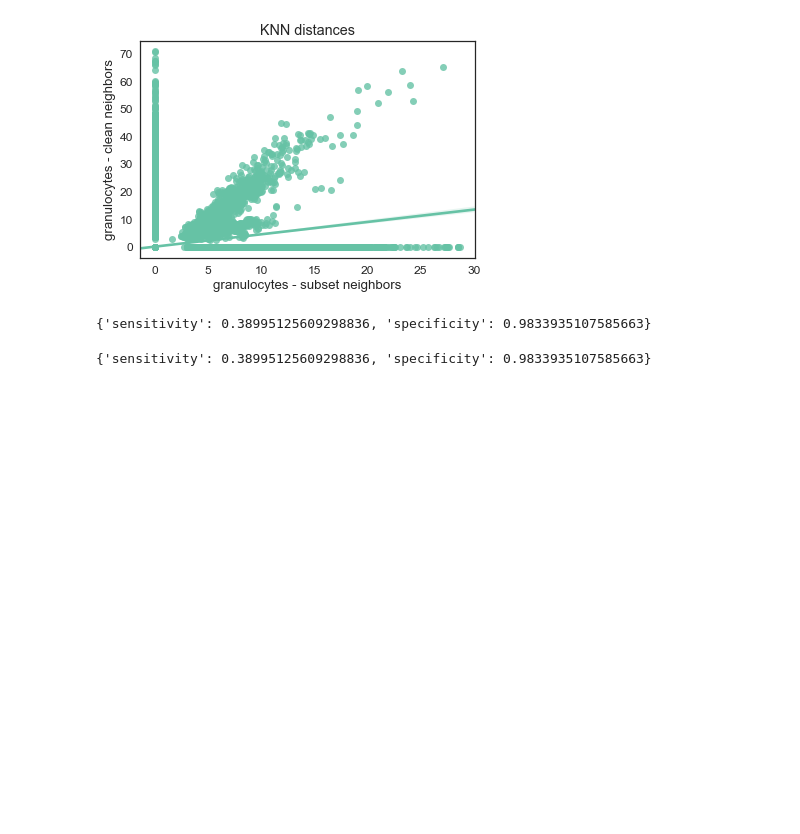
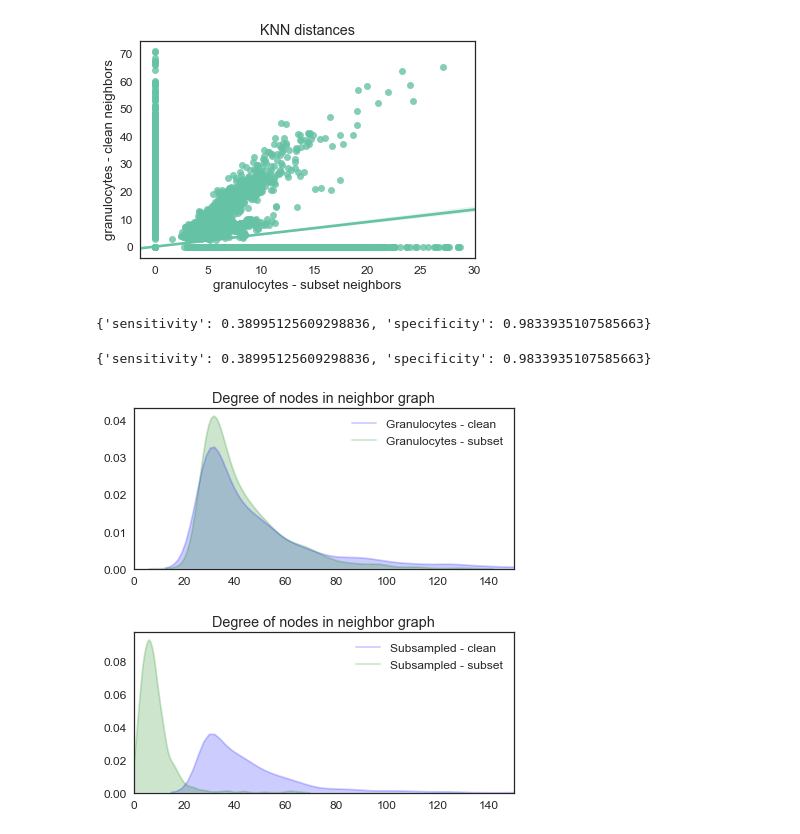
Before and after one commit to chanzuckerberg/cellxgene-compbio-methods, a Jupyter notebook: tabula-muris/neighbor-subgraph-compare.ipynb, the cells around one changed output. Cells and saved outputs as stored; diff of their text form; code cells hidden in the pictures; blank space fills up the shorter version.

Commit message:
Add knn degree comparison

```diff
--- a/tabula-muris/neighbor-subgraph-compare.ipynb
+++ b/tabula-muris/neighbor-subgraph-compare.ipynb
@@ -332,6 +332,50 @@ connection_sensitivity_specificity(gran_subset,gran_clean, xlabel='granulocytes
 [figure]
 {'sensitivity': 0.38995125609298836, 'specificity': 0.9833935107585663}
 {'sensitivity': 0.38995125609298836, 'specificity': 0.9833935107585663}
+# %%
+def get_igraph_from_adjacency(adjacency, directed=None):
+    """Get igraph graph from adjacency matrix. (borrowed directly from scanpy)"""
+    import igraph as ig
+    sources, targets = adjacency.nonzero()
+    weights = adjacency[sources, targets]
+    if isinstance(weights, np.matrix):
+        weights = weights.A1
+    g = ig.Graph(directed=directed)
+    g.add_vertices(adjacency.shape[0])  # this adds adjacency.shap[0] vertices
+    g.add_edges(list(zip(sources, targets)))
+    try:
+        g.es['weight'] = weights
+    except:
+        pass
+    if g.vcount() != adjacency.shape[0]:
+        logg.warn('The constructed graph has only {} nodes. '
+                  'Your adjacency matrix contained redundant nodes.'
+                  .format(g.vcount()))
+    return g
+
+def compare_knn_degree(adata1, adata2, label1=None, label2=None):
+
+    ig1 = get_igraph_from_adjacency(adata1.uns['neighbors']['connectivities'])
+    ig2 = get_igraph_from_adjacency(adata2.uns['neighbors']['connectivities'])
+
+    deg1 = ig1.vs.degree()
+    deg2 = ig2.vs.degree()
+
+    fig, ax = plt.subplots(figsize=(6,3))
+    sns.kdeplot(deg1, alpha=0.2, label=label1, shade=True, ax=ax, color='blue')
+    sns.kdeplot(deg2, alpha=0.2, label=label2, shade=True, ax=ax, color='green')
+
+    ax.set_xlim(0, 150)
+    ax.set_title('Degree of nodes in neighbor graph')
+    plt.legend()
+    plt.tight_layout()
+    plt.show()
+
+compare_knn_degree(gran_clean, gran_subset, 'Granulocytes - clean', 'Granulocytes - subset')
+compare_knn_degree(subsampled_clean, subsampled_subset, 'Subsampled - clean', 'Subsampled - subset')
+# %% [output]
+[figure, added]
+[figure, added]
 # %%
 # def roc_curve(adata1, adata2, K=[5, 10, 15, 20, 25, 30], keep_preprocessing=True):
 
```
